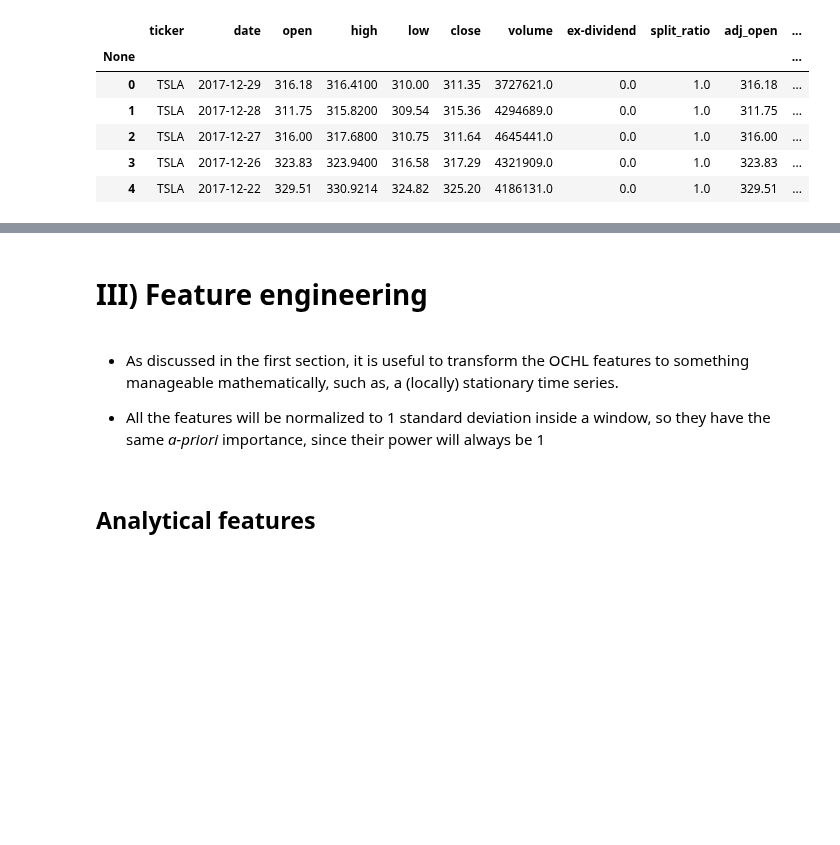
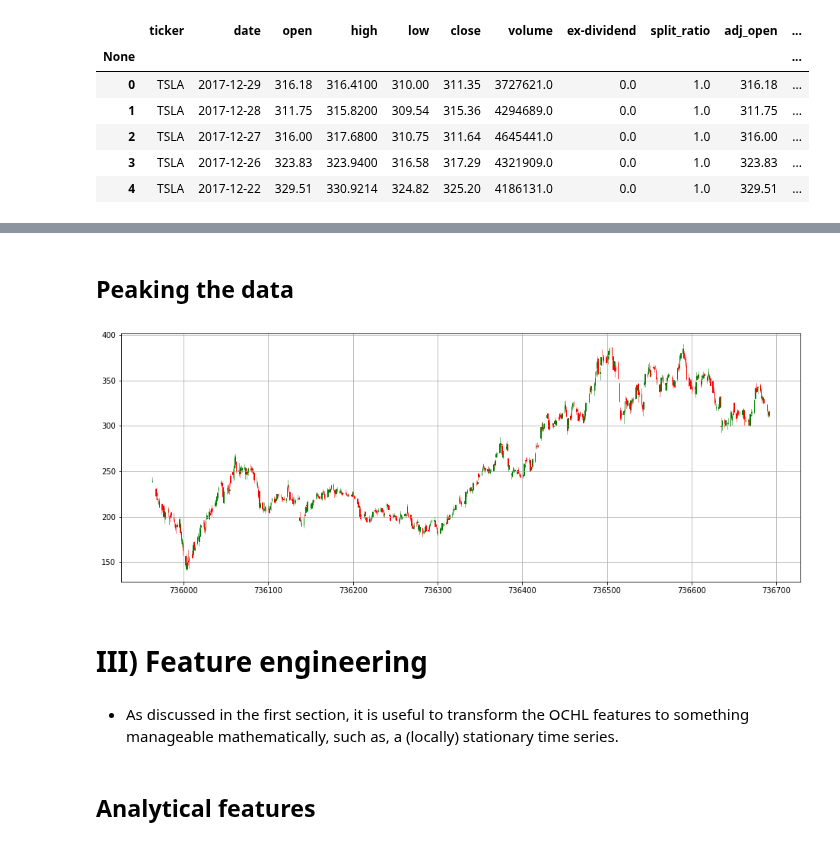
Before and after one commit to leoniloris/Stock-Price-Prediction, a Jupyter notebook: stock_price_prediction.ipynb, the cells around one changed output, grey strips where cells are left out. Drawn from its saved outputs; the diff is of its cells as text; code cells hidden in the pictures; blank space fills up the shorter version.

Commit message:
plots

```diff
--- a/stock_price_prediction.ipynb
+++ b/stock_price_prediction.ipynb
@@ -111,7 +113,7 @@ dataset_df
 # %%
 quandl.ApiConfig.api_key = api_key
 
-dataset_df = quandl.get_table('WIKI/PRICES', ticker = ['AAPL', 'TSLA'],
+dataset_df = quandl.get_table('WIKI/PRICES', ticker = ['AAPL', 'TSLA', 'QCOM', 'CCE'],
                         date = {'gte': '2015-12-31', 'lte': '2017-12-31'},
                         paginate=True)
 dataset_df.head()
@@ -126,10 +134,28 @@ dataset_df.head()
+# %% [markdown]
+## Peaking the data
+# %%
+from pandas.plotting import register_matplotlib_converters
+from mpl_finance import candlestick_ohlc
+import matplotlib.dates as mdates
+
+data_to_plot = dataset_df[dataset_df.ticker == 'TSLA'][['date', 'open', 'high', 'low', 'close']].copy()
+data_to_plot.reset_index(inplace=True, drop=True)
+data_to_plot.loc[:, 'date'] = data_to_plot['date'].map(mdates.date2num).copy()
+# %%
+plt.figure(figsize=(16, 6))
+ax = plt.subplot()
+candlestick_ohlc(ax, data_to_plot.values, width=.5, colorup='g', colordown='r')
+register_matplotlib_converters()
+ax.grid()
+plt.show()
+
+del data_to_plot
+# %% [output]
+[figure, added]
 # %% [markdown]
 # III) Feature engineering
 # %% [markdown]
 * As discussed in the first section, it is useful to transform the OCHL features to something manageable mathematically, such as, a (locally) stationary time series.
-
-
-* All the features will be normalized to 1 standard deviation inside a window, so they have the same *a-priori* importance, since their power will always be 1
 # %%
 features_df = dataset_df[['open', 'high', 'low', 'close', 'volume', 'date', 'ticker']].copy()
 # %% [markdown]
```
Also changed, not shown: parts of 9 cells of this notebook.
